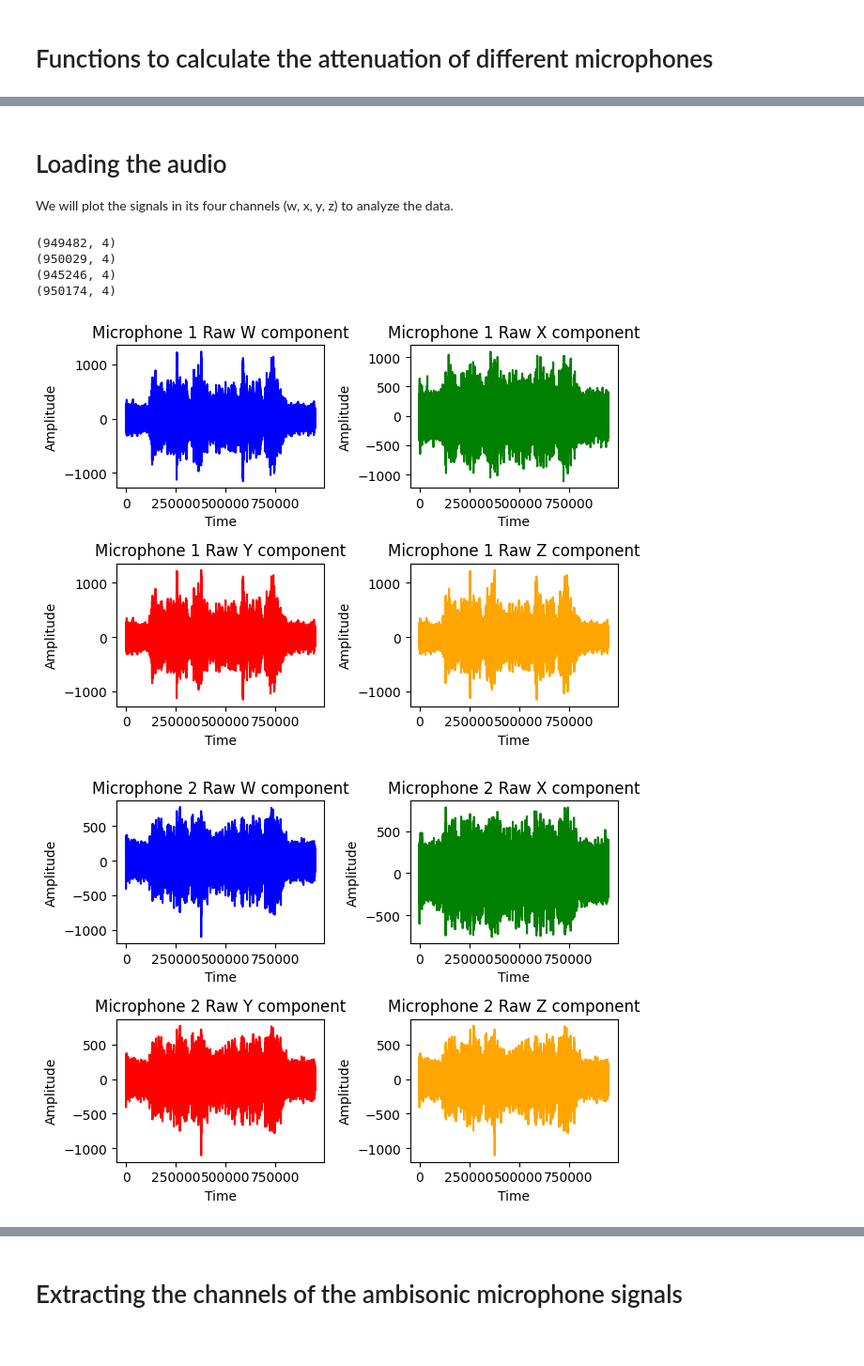
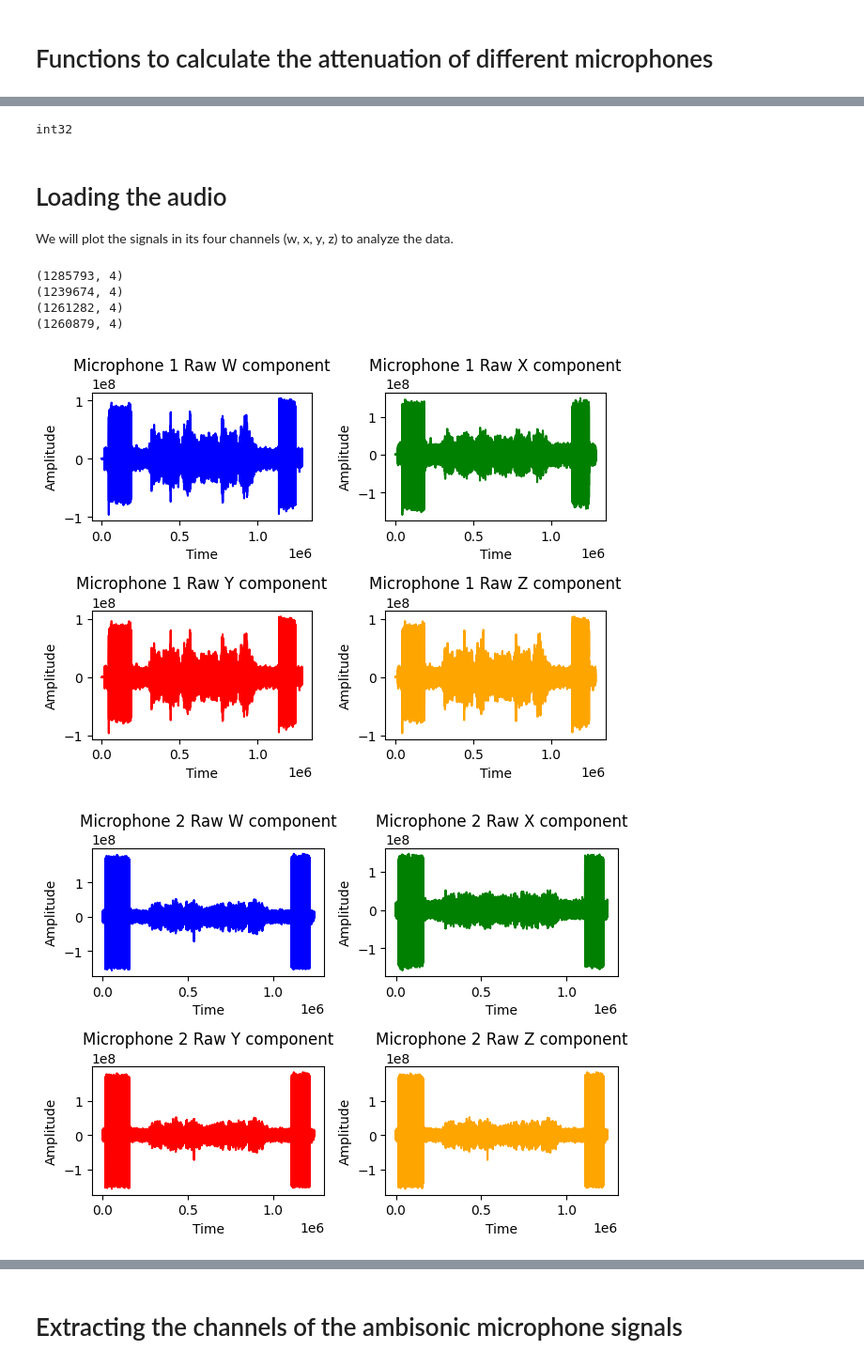
Before and after one commit to tjunjet/spatial_audio, a Jupyter notebook: codes/weighted_dist_tone.ipynb, the cells around one changed output, grey strips where cells are left out. Shown: that part at 94% size. Saved outputs shown, nothing was run; the diff lists cells and outputs as text; code cells hidden in the pictures.

```diff
--- a/codes/weighted_dist_tone.ipynb
+++ b/codes/weighted_dist_tone.ipynb
@@ -142,13 +143,13 @@ def compute_distance(interp_point, mic_number, triangle_side):
 # Function to extract the w, x, y, z channel signals
 def extract_channels(mic_signal):
     # W Channel (Omni directional)
-    w_signal = mic_signal[:, w_channel].astype(float)
+    w_signal = mic_signal[:, w_channel]
     # X Channel
-    x_signal = mic_signal[:, x_channel].astype(float)
+    x_signal = mic_signal[:, x_channel]
     # Y Channel
-    y_signal = mic_signal[:, w_channel].astype(float)
+    y_signal = mic_signal[:, w_channel]
     # Z Channel
-    z_signal = mic_signal[:, w_channel].astype(float)
+    z_signal = mic_signal[:, w_channel]
 
     return w_signal, x_signal, y_signal, z_signal
 # %%
@@ -231,33 +241,38 @@ def plot_fourier_transform(signal, fs, title):
+# %%
+fs, test_signal = wavfile.read('../data/06_04_expts/mic1_6apr/mic1_007.WAV')
+print(test_signal.dtype)
+# %% [output]
+int32
 # %% [markdown]
 # Loading the audio
 We will plot the signals in its four channels (w, x, y, z) to analyze the data.
 # %%
 # Reading from the files
-fs, mic1_signal = wavfile.read('../data/06_04_expts/mic1_6apr/mic1_007_trimmed.WAV')
-_, mic2_signal = wavfile.read('../data/06_04_expts/mic2_6apr/mic2_007_trimmed.WAV')
-_, mic3_signal = wavfile.read('../data/06_04_expts/mic3_6apr/mic3_007_trimmed.WAV')
-_, gt_signal = wavfile.read('../data/06_04_expts/gt_6apr/gt_007_trimmed.WAV')
+fs, mic1_signal = wavfile.read('../data/06_04_expts/mic1_6apr/mic1_007_cropped.WAV')
+_, mic2_signal = wavfile.read('../data/06_04_expts/mic2_6apr/mic2_007_cropped.WAV')
+_, mic3_signal = wavfile.read('../data/06_04_expts/mic3_6apr/mic3_007_cropped.WAV')
+_, gt_signal = wavfile.read('../data/06_04_expts/gt_6apr/gt_007_cropped.WAV')
 
 # Original time_axes
 time_1 = np.arange(1, mic1_signal.shape[0] + 1)
 time_2 = np.arange(1, mic2_signal.shape[0] + 1)
 time_3 = np.arange(1, mic3_signal.shape[0] + 1)
 time_gt = np.arange(1, gt_signal.shape[0] + 1)
 
 print(mic1_signal.shape)
 print(mic2_signal.shape)
 print(mic3_signal.shape)
 print(gt_signal.shape)
 
 # Plotting the signals to check it out
 plot_waves(time_1, mic1_signal, "Microphone 1 Raw")
 plot_waves(time_2, mic2_signal, "Microphone 2 Raw")
 plot_waves(time_3, mic3_signal, "Microphone 3 Raw")
 plot_waves(time_gt, gt_signal, "Ground Truth Microphone Raw")
 # %% [output]
-(949482, 4)
-(950029, 4)
-(945246, 4)
-(950174, 4)
+(1285793, 4)
+(1239674, 4)
+(1261282, 4)
+(1260879, 4)
-[figure, old version]
+[figure, new version]
-[figure, old version]
+[figure, new version]
```
Also changed, not shown: parts of 25 cells of this notebook, 2 other files.
